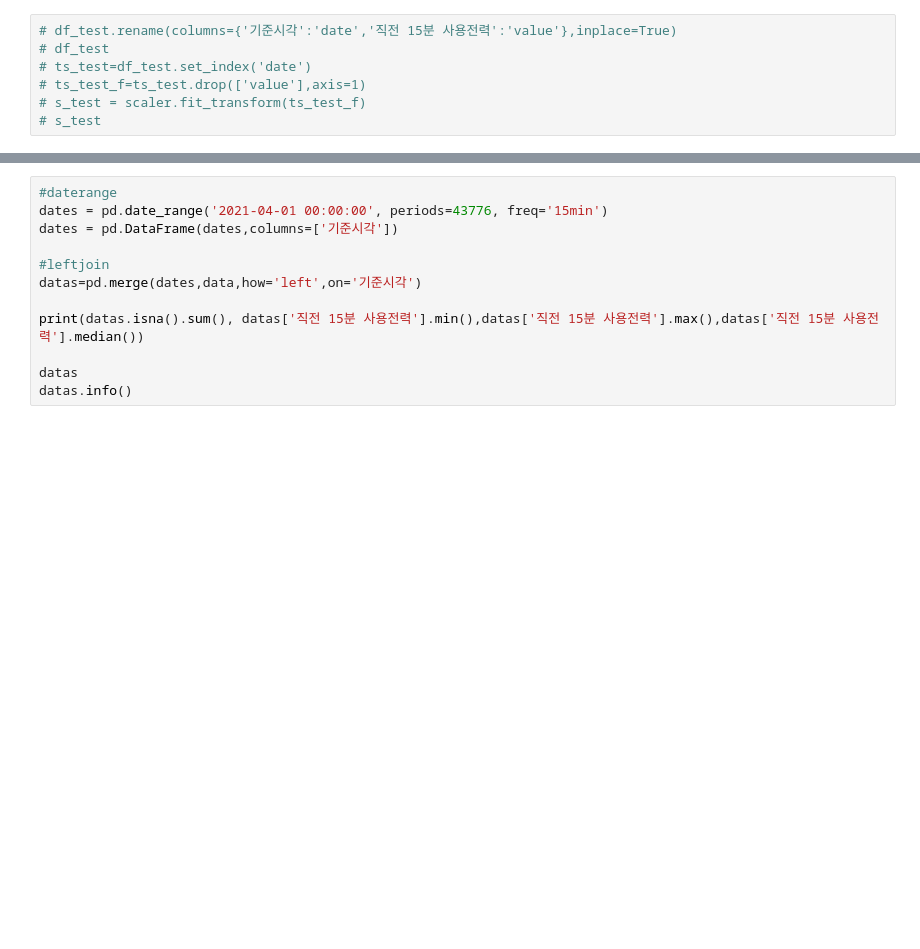
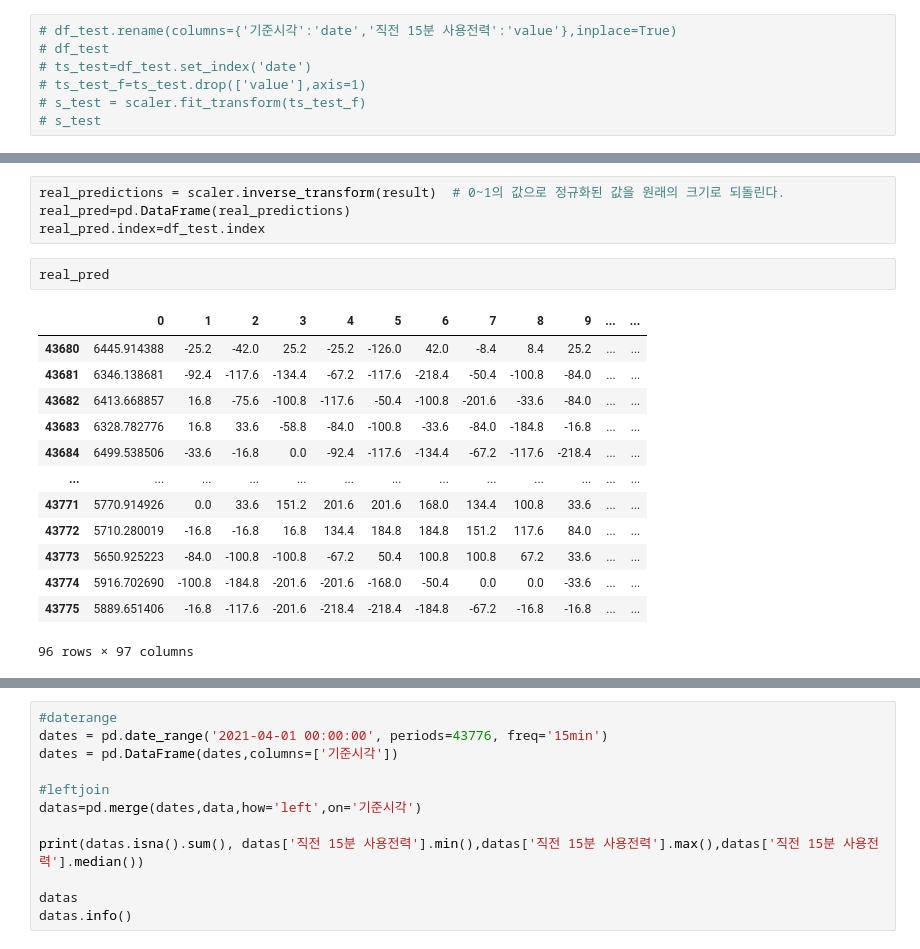
Before and after one commit to yeonkyoung/Time_Series, a Jupyter notebook: FEMS_predict/LSTM/LSTM_Moorim.ipynb, the cells around one changed output, grey strips where cells are left out. Saved outputs shown, nothing was run; the diff lists cells and outputs as text; blank space fills up the shorter version.

```diff
--- a/FEMS_predict/LSTM/LSTM_Moorim.ipynb
+++ b/FEMS_predict/LSTM/LSTM_Moorim.ipynb
@@ -345,0 +347,20 @@ print("predicted next 5 min trade count", real_predictions[-1])  # 예측한 건
+# %%
+real_predictions = scaler.inverse_transform(result)  # 0~1의 값으로 정규화된 값을 원래의 크기로 되돌린다.
+real_pred=pd.DataFrame(real_predictions)
+real_pred.index=df_test.index
+# %%
+real_pred
+# %% [output]
+|  | 0 | 1 | 2 | 3 | 4 | 5 | 6 | 7 | 8 | 9 | ... | ... |
+| 43680 | 6445.914388 | -25.2 | -42.0 | 25.2 | -25.2 | -126.0 | 42.0 | -8.4 | 8.4 | 25.2 | ... | ... |
+| 43681 | 6346.138681 | -92.4 | -117.6 | -134.4 | -67.2 | -117.6 | -218.4 | -50.4 | -100.8 | -84.0 | ... | ... |
+| 43682 | 6413.668857 | 16.8 | -75.6 | -100.8 | -117.6 | -50.4 | -100.8 | -201.6 | -33.6 | -84.0 | ... | ... |
+| 43683 | 6328.782776 | 16.8 | 33.6 | -58.8 | -84.0 | -100.8 | -33.6 | -84.0 | -184.8 | -16.8 | ... | ... |
+| 43684 | 6499.538506 | -33.6 | -16.8 | 0.0 | -92.4 | -117.6 | -134.4 | -67.2 | -117.6 | -218.4 | ... | ... |
+| ... | ... | ... | ... | ... | ... | ... | ... | ... | ... | ... | ... | ... |
+| 43771 | 5770.914926 | 0.0 | 33.6 | 151.2 | 201.6 | 201.6 | 168.0 | 134.4 | 100.8 | 33.6 | ... | ... |
+| 43772 | 5710.280019 | -16.8 | -16.8 | 16.8 | 134.4 | 184.8 | 184.8 | 151.2 | 117.6 | 84.0 | ... | ... |
+| 43773 | 5650.925223 | -84.0 | -100.8 | -100.8 | -67.2 | 50.4 | 100.8 | 100.8 | 67.2 | 33.6 | ... | ... |
+| 43774 | 5916.702690 | -100.8 | -184.8 | -201.6 | -201.6 | -168.0 | -50.4 | 0.0 | 0.0 | -33.6 | ... | ... |
+| 43775 | 5889.651406 | -16.8 | -117.6 | -201.6 | -218.4 | -218.4 | -184.8 | -67.2 | -16.8 | -16.8 | ... | ... |
+96 rows × 97 columns
```
Also changed, not shown: parts of 23 cells of this notebook, 8 other files.
